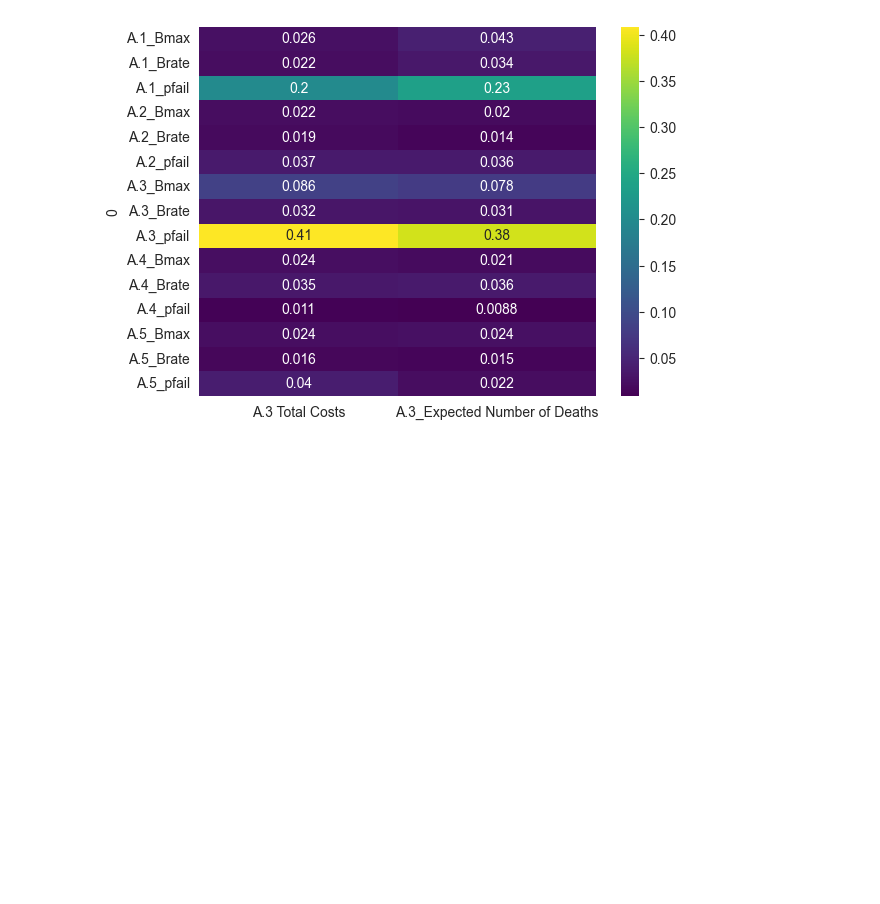
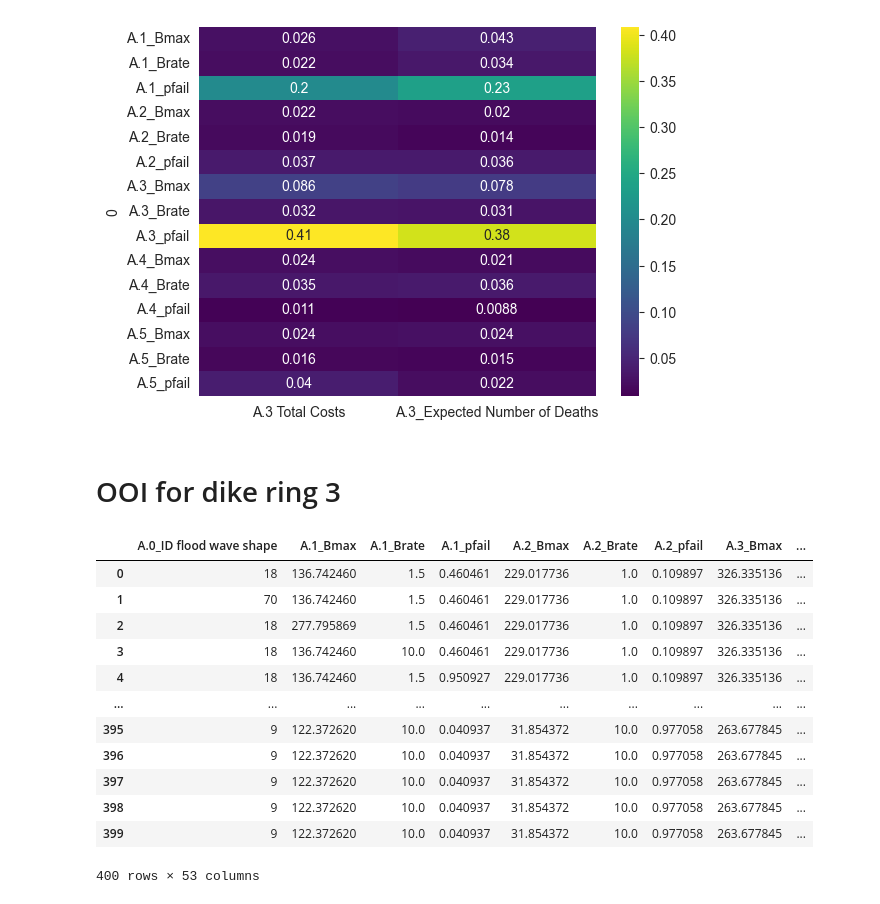
Before and after one commit to PancakeBun/epa141A_Labs_Group_Asians, a Jupyter notebook: final assignment/scenario_discovery.ipynb, the cells around one changed output. Drawn from its saved outputs; the diff is of its cells as text; code cells hidden in the pictures; blank space fills up the shorter version.

Commit message:
add OOI for dike ring 3 in problem_formulation.py, modify simulation using new OOI

```diff
--- a/final assignment/scenario_discovery.ipynb
+++ b/final assignment/scenario_discovery.ipynb
@@ -275,3 +291,23 @@ sns.heatmap(scores, annot=True, cmap='viridis')
 plt.show()
 # %% [output]
 [figure]
+# %% [markdown]
+# OOI for dike ring 3
+# %%
+experiment_3, outcomes_3 = load_results(os.path.join('.', 'experiment', 'pol0_ooi3.tar.gz'))
+# %%
+experiment_3
+# %% [output]
+|  | A.0_ID flood wave shape | A.1_Bmax | A.1_Brate | A.1_pfail | A.2_Bmax | A.2_Brate | A.2_pfail | A.3_Bmax | ... |
+| 0 | 18 | 136.742460 | 1.5 | 0.460461 | 229.017736 | 1.0 | 0.109897 | 326.335136 | ... |
+| 1 | 70 | 136.742460 | 1.5 | 0.460461 | 229.017736 | 1.0 | 0.109897 | 326.335136 | ... |
+| 2 | 18 | 277.795869 | 1.5 | 0.460461 | 229.017736 | 1.0 | 0.109897 | 326.335136 | ... |
+| 3 | 18 | 136.742460 | 10.0 | 0.460461 | 229.017736 | 1.0 | 0.109897 | 326.335136 | ... |
+| 4 | 18 | 136.742460 | 1.5 | 0.950927 | 229.017736 | 1.0 | 0.109897 | 326.335136 | ... |
+| ... | ... | ... | ... | ... | ... | ... | ... | ... | ... |
+| 395 | 9 | 122.372620 | 10.0 | 0.040937 | 31.854372 | 10.0 | 0.977058 | 263.677845 | ... |
+| 396 | 9 | 122.372620 | 10.0 | 0.040937 | 31.854372 | 10.0 | 0.977058 | 263.677845 | ... |
+| 397 | 9 | 122.372620 | 10.0 | 0.040937 | 31.854372 | 10.0 | 0.977058 | 263.677845 | ... |
+| 398 | 9 | 122.372620 | 10.0 | 0.040937 | 31.854372 | 10.0 | 0.977058 | 263.677845 | ... |
+| 399 | 9 | 122.372620 | 10.0 | 0.040937 | 31.854372 | 10.0 | 0.977058 | 263.677845 | ... |
+400 rows × 53 columns
```
Also changed, not shown: parts of 6 cells of this notebook, 3 other files.
